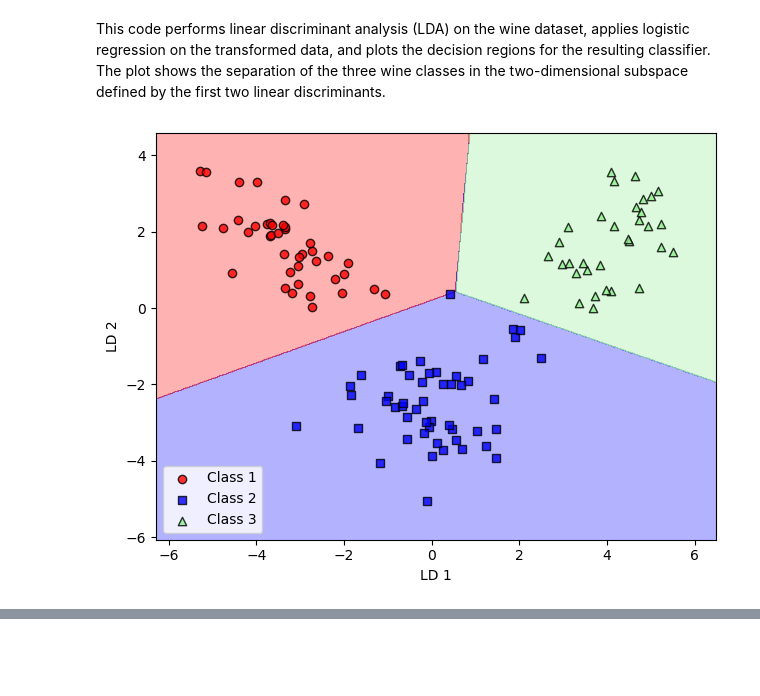
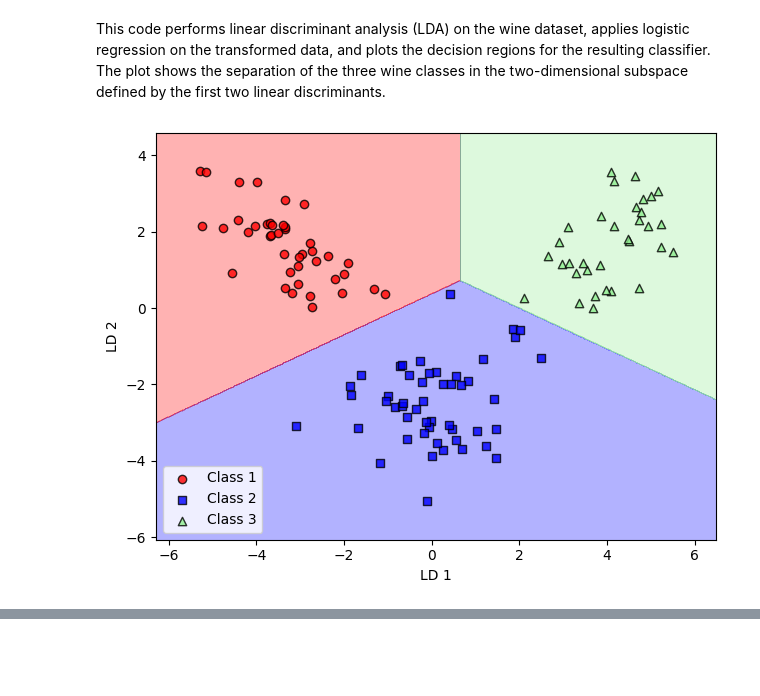
Before and after one commit to brianjalaian/CAP6606_ML_ISR, a Jupyter notebook: modules/05_dimensionality_reduction/ch05-BAJ.ipynb, the cells around one changed output, grey strips where cells are left out. Cells and saved outputs as stored; diff of their text form; code cells hidden in the pictures.

```diff
--- a/modules/05_dimensionality_reduction/ch05-BAJ.ipynb
+++ b/modules/05_dimensionality_reduction/ch05-BAJ.ipynb
@@ -99,0 +80,24 @@ df_wine.head()
+# %%
+import pandas as pd
+
+wine_cols = ['Class label', 'Alcohol', 'Malic acid', 'Ash',
+             'Alcalinity of ash', 'Magnesium', 'Total phenols',
+             'Flavanoids', 'Nonflavanoid phenols', 'Proanthocyanins',
+             'Color intensity', 'Hue',
+             'OD280/OD315 of diluted wines', 'Proline']
+
+try:
+    df_wine = pd.read_csv('https://archive.ics.uci.edu/ml/'
+                          'machine-learning-databases/wine/wine.data',
+                          header=None)
+    df_wine.columns = wine_cols
+except Exception as e:
+    # The UCI archive occasionally returns 403/connection errors for this legacy path.
+    # Fall back to the identical Wine dataset bundled with scikit-learn.
+    print(f'UCI download failed ({e}); falling back to sklearn.datasets.load_wine().')
+    from sklearn.datasets import load_wine
+    wine = load_wine()
+    df_wine = pd.DataFrame(wine.data, columns=wine_cols[1:])
+    df_wine.insert(0, 'Class label', wine.target + 1)  # match UCI's 1/2/3 class labels
+
+df_wine.head()
@@ -792,18 +805,18 @@ This code performs linear discriminant analysis (LDA) on the wine dataset, appli
 # %%
 from sklearn.linear_model import LogisticRegression
 
-lr = LogisticRegression(multi_class='ovr', random_state=1, solver='lbfgs')
+lr = LogisticRegression(random_state=1, solver='lbfgs')
 lr = lr.fit(X_train_lda, y_train)
 
 plot_decision_regions(X_train_lda, y_train, classifier=lr)
 plt.xlabel('LD 1')
 plt.ylabel('LD 2')
 plt.legend(loc='lower left')
 plt.tight_layout()
 # plt.savefig('figures/05_09.png', dpi=300)
 plt.show()
 # %% [output]
-[figure, old version]
+[figure, new version]
 # %%
 X_test_lda = lda.transform(X_test_std)
 
```
Also changed, not shown: parts of 25 cells of this notebook.
